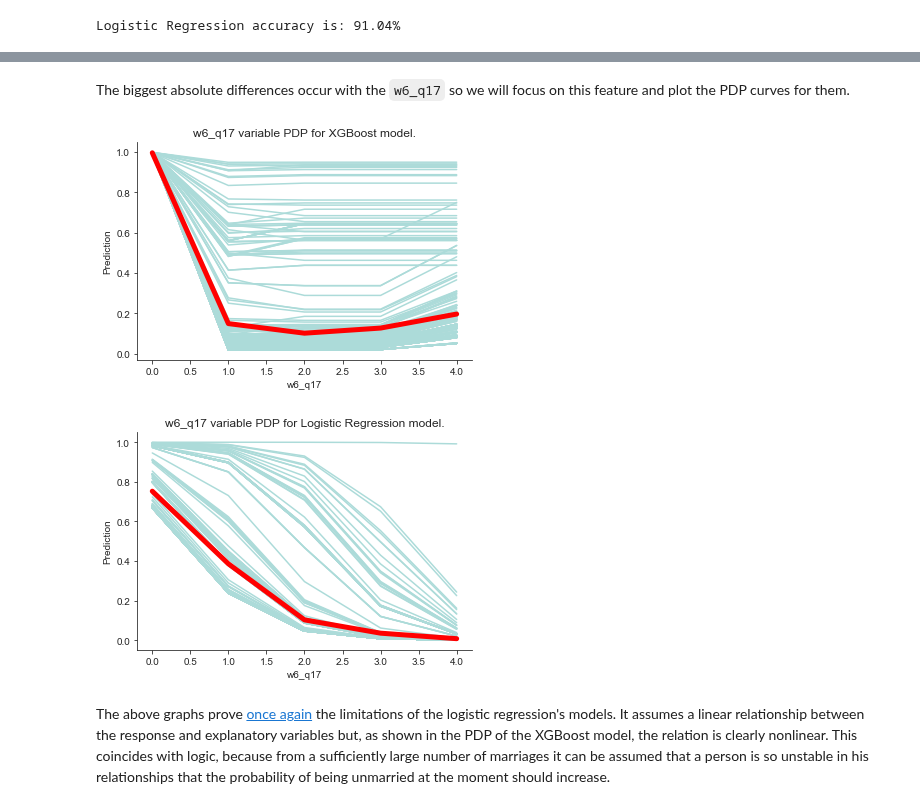
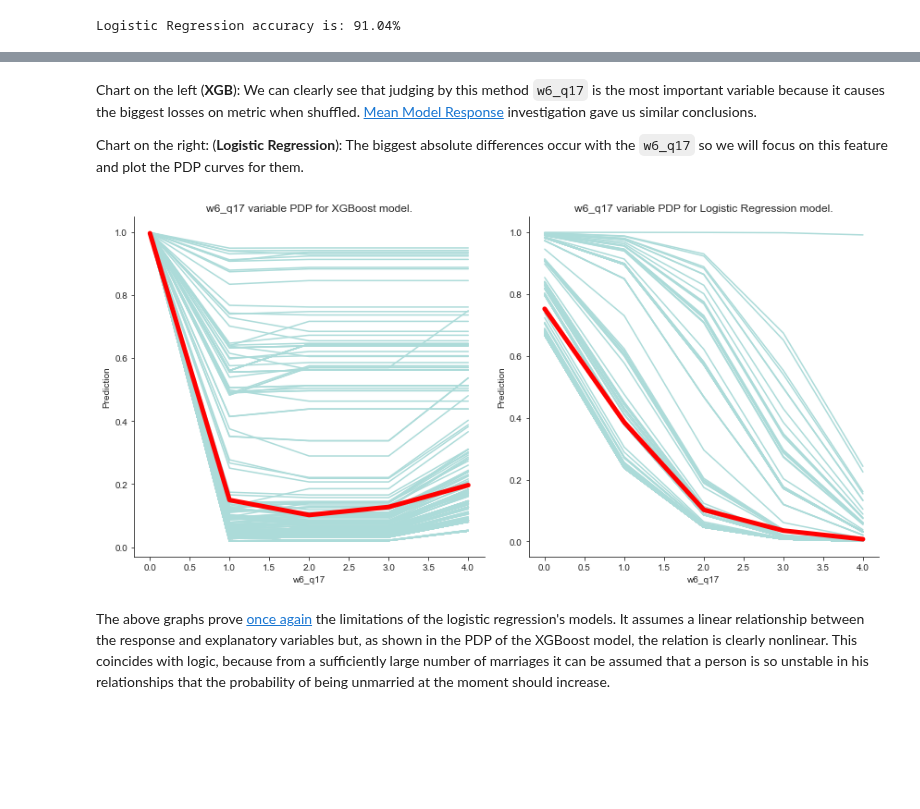
Before and after one commit to pbiecek/InterpretableMachineLearning2018S, a Jupyter notebook: PraceDomowe/PD5/MateuszZakrzewskiPD5.ipynb, the cells around one changed output, grey strips where cells are left out. Drawn from its saved outputs; the diff is of its cells as text; code cells hidden in the pictures; blank space fills up the shorter version.

Commit message:
@modify: Plot display side by side.

```diff
--- a/PraceDomowe/PD5/MateuszZakrzewskiPD5.ipynb
+++ b/PraceDomowe/PD5/MateuszZakrzewskiPD5.ipynb
@@ -189,10 +190,10 @@ xgb_model_pipeline = make_pipeline(
     prl.TargetEncoder(cv=5, inner_cv=3, alpha=5, random_state=SEED),
     prl.preprocessing.Imputer(numerical_method='median'),
     BorutaPyWrapper(
-        rf, n_estimators='auto', verbose=2,
+        rf, n_estimators='auto', verbose=0,
         max_iter=150, random_state=SEED
     ),
-    prl.VIFSelector(thresh=5., impute=False, verbose=1),
+    prl.VIFSelector(thresh=5., impute=False, verbose=0),
     xgb.XGBClassifier()
 )
 # %% [markdown]
@@ -324,10 +307,9 @@ class DependencyPainter(object):
 
         return df_average_sample
 
-    def plot(self, color, scope=None):
+    def plot(self, color, scope=None, ax=None):
         if not hasattr(self, 'df_synthetic_grid_'):
             raise RuntimeError('You need to fit the data first')
-        fig, ax = plt.subplots()
         ax = sns.lineplot(
              x=self.grid, y='Prediction', hue='ID', estimator=None,
             data=self.df_synthetic_grid_, legend=False, ax=ax
@@ -671,19 +658,22 @@ vig_logreg.plot()
 # %% [markdown]
-The biggest absolute differences occur with the `w6_q17` so we will focus on this feature and plot the PDP curves for them.
+Chart on the left (**XGB**): We can clearly see that judging by this method `w6_q17` is the most important variable because it causes the biggest losses on metric when shuffled. [Mean Model Response](#mmr) investigation gave us similar conclusions.
+
+Chart on the right: (**Logistic Regression**): The biggest absolute differences occur with the `w6_q17` so we will focus on this feature and plot the PDP curves for them.
 # %%
-for model, model_name in zip([xgb_classifier, logreg], ['XGBoost', 'Logistic Regression']):
+fig, axes = plt.subplots(1, 2, figsize=(12, 6))
+for model, model_name, ax in zip([xgb_classifier, logreg], ['XGBoost', 'Logistic Regression'], axes):
     painter = DependencyPainter(model, 'w6_q17')
 
     painter.fit(X_train_transformed, 300, random_state=SEED)
 
-    ax = painter.plot('#ACDBD9', scope=1)
+    painter.plot('#ACDBD9', scope=1, ax=ax)
 
-    plt.title('w6_q17 variable PDP for {} model.'.format(model_name))
-    sns.despine()
-    plt.show()
+    ax.set_title('w6_q17 variable PDP for {} model.'.format(model_name))
+sns.despine()
+plt.tight_layout()
+plt.show()
 # %% [output]
-[figure, old version]
+[figure, new version]
-[figure, removed]
 # %% [markdown]
 The above graphs prove [once again](#explanation) the limitations of the logistic regression's models.
 It assumes a linear relationship between the response and explanatory variables but, as shown in the PDP of the XGBoost model, the relation is clearly nonlinear.
```
Also changed, not shown: parts of 9 cells of this notebook.
